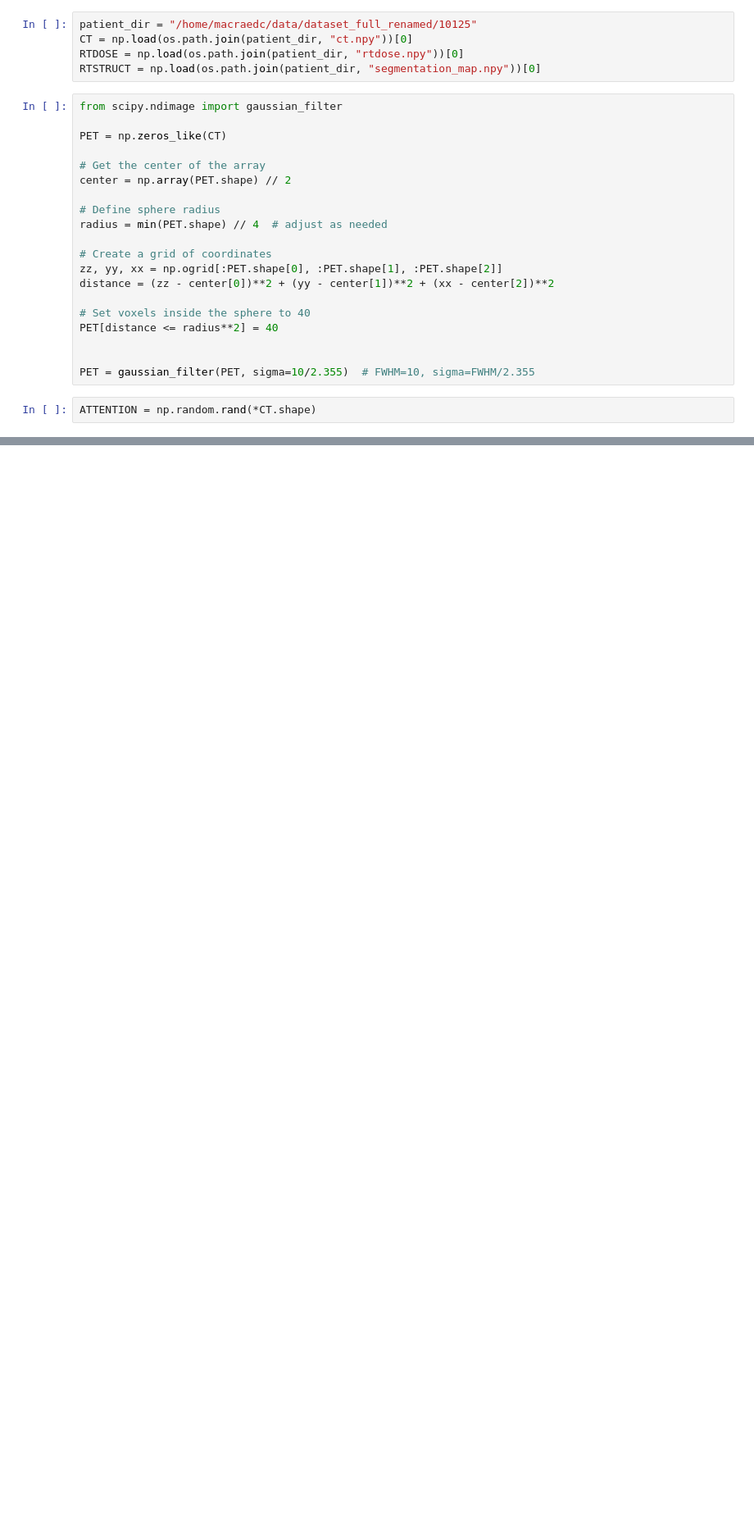
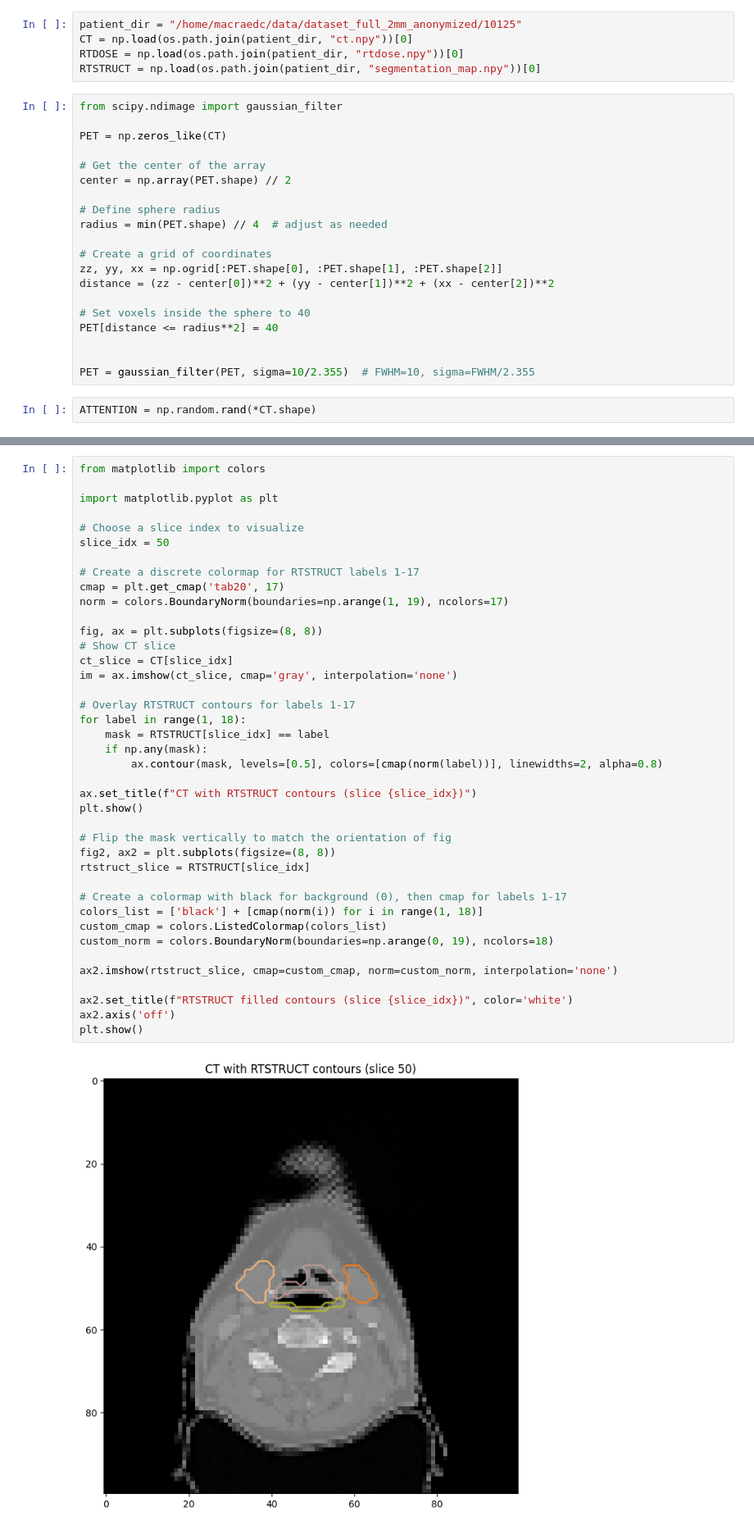
Before and after one commit to DLinRadiotherapyUMCG/PR3DICTR, a Jupyter notebook: plotting_overhaul.ipynb, the cells around one changed output, grey strips where cells are left out. Shown at 82% size. Saved outputs shown, nothing was run; the diff lists cells and outputs as text; blank space fills up the shorter version.

Commit message:
complete rework of plot_slices

```diff
--- a/plotting_overhaul.ipynb
+++ b/plotting_overhaul.ipynb
@@ -10,7 +10,7 @@ config = get_config('Xerostomia_model')
 src/config_presets/Base_config.yaml
 src/config_presets/Xerostomia_model.yaml
 # %%
-patient_dir = "/home/macraedc/data/dataset_full_renamed/10125"
+patient_dir = "/home/macraedc/data/dataset_full_2mm_anonymized/10125"
 CT = np.load(os.path.join(patient_dir, "ct.npy"))[0]
 RTDOSE = np.load(os.path.join(patient_dir, "rtdose.npy"))[0]
 RTSTRUCT = np.load(os.path.join(patient_dir, "segmentation_map.npy"))[0]
@@ -83,0 +113,42 @@ fig.show()
+# %%
+from matplotlib import colors
+
+import matplotlib.pyplot as plt
+
+# Choose a slice index to visualize
+slice_idx = 50
+
+# Create a discrete colormap for RTSTRUCT labels 1-17
+cmap = plt.get_cmap('tab20', 17)
+norm = colors.BoundaryNorm(boundaries=np.arange(1, 19), ncolors=17)
+
+fig, ax = plt.subplots(figsize=(8, 8))
+# Show CT slice
+ct_slice = CT[slice_idx]
+im = ax.imshow(ct_slice, cmap='gray', interpolation='none')
+
+# Overlay RTSTRUCT contours for labels 1-17
+for label in range(1, 18):
+    mask = RTSTRUCT[slice_idx] == label
+    if np.any(mask):
+        ax.contour(mask, levels=[0.5], colors=[cmap(norm(label))], linewidths=2, alpha=0.8)
+
+ax.set_title(f"CT with RTSTRUCT contours (slice {slice_idx})")
+plt.show()
+
+# Flip the mask vertically to match the orientation of fig
+fig2, ax2 = plt.subplots(figsize=(8, 8))
+rtstruct_slice = RTSTRUCT[slice_idx]
+
+# Create a colormap with black for background (0), then cmap for labels 1-17
+colors_list = ['black'] + [cmap(norm(i)) for i in range(1, 18)]
+custom_cmap = colors.ListedColormap(colors_list)
+custom_norm = colors.BoundaryNorm(boundaries=np.arange(0, 19), ncolors=18)
+
+ax2.imshow(rtstruct_slice, cmap=custom_cmap, norm=custom_norm, interpolation='none')
+
+ax2.set_title(f"RTSTRUCT filled contours (slice {slice_idx})", color='white')
+ax2.axis('off')
+plt.show()
+# %% [output]
+[figure, added]
```
Also changed, not shown: parts of 6 cells of this notebook, 12 other files.
